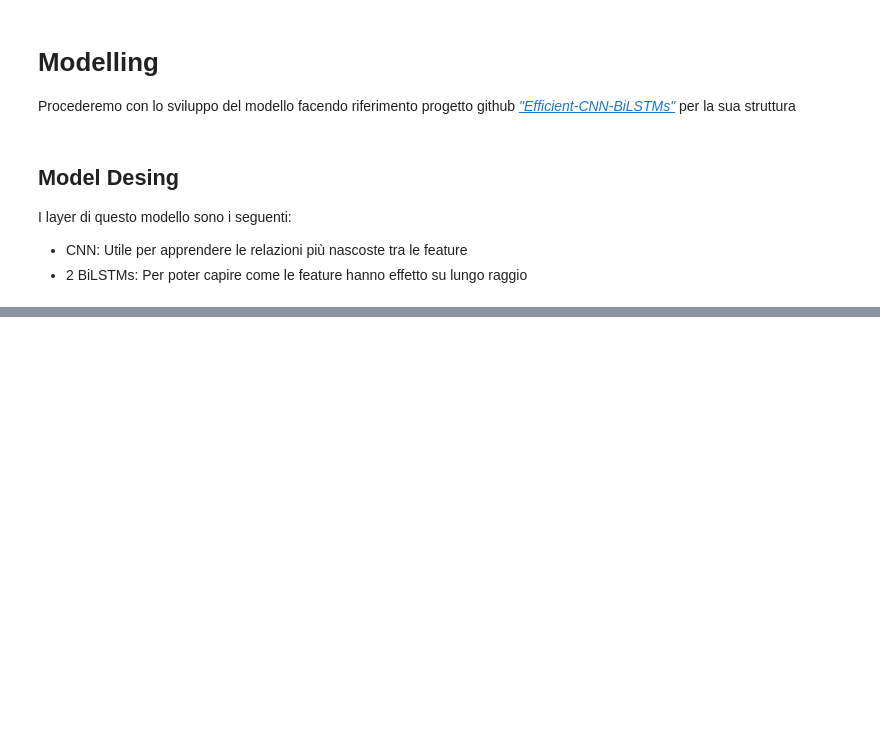
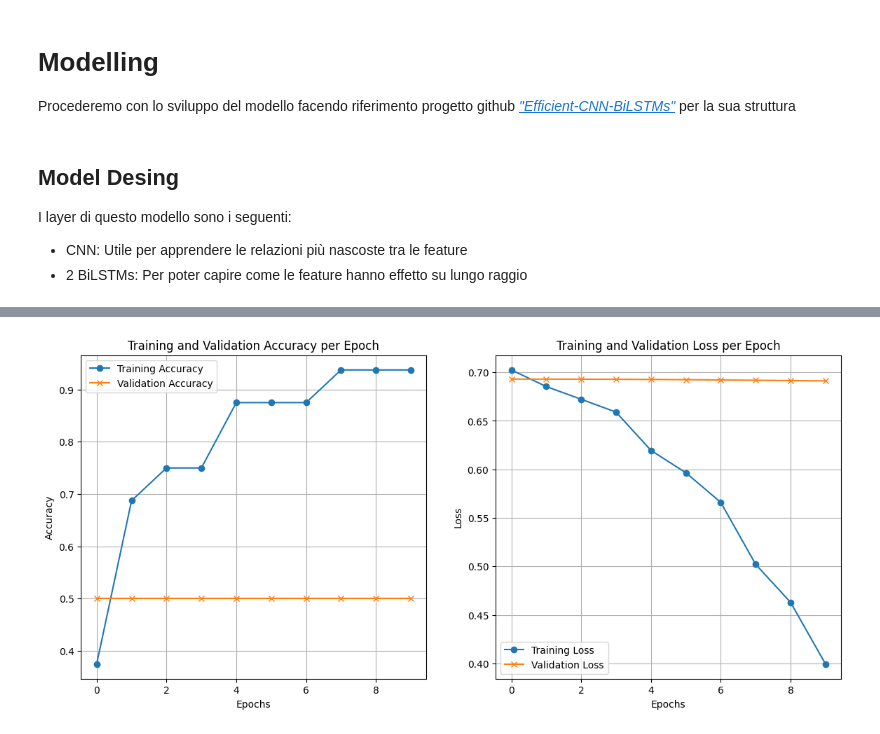
Before and after one commit to jose-sgariglia/Barad-dur, a Jupyter notebook: main.ipynb, the cells around one changed output, grey strips where cells are left out. Drawn from its saved outputs; the diff is of its cells as text; code cells hidden in the pictures; blank space fills up the shorter version.

```diff
--- a/main.ipynb
+++ b/main.ipynb
@@ -254,6 +405,7 @@ X, y = one_hot_encoding(X, y)
 # %%
 # Data Preprocessing
-from typing import Tuple
+from sklearn.preprocessing import MinMaxScaler
+
 
 def normalize_data(dataset: pd.DataFrame) -> pd.DataFrame:
     """
@@ -269,7 +421,8 @@ def normalize_data(dataset: pd.DataFrame) -> pd.DataFrame:
     normalized_df = pd.DataFrame(normalized_array, columns=dataset.columns, index=dataset.index)
     return normalized_df
 
-X = normalize_data(X)
+if __name__ == '__main__':
+    X = normalize_data(X)
 # %%
 # Feature Selection
 
@@ -318,3 +490,21 @@ del X, y
+# %%
+# Data Splitting
+
+from sklearn.model_selection import train_test_split
+
+X_train, X_test, y_train, y_test = train_test_split(X, y, test_size=0.2, random_state=42)
+
+# The neural network model works only wiht numpy arrays, so we need to convert the dataframes to numpy arrays
+X_train = X_train.to_numpy()
+X_test = X_test.to_numpy()
+y_train = y_train.to_numpy()
+y_test = y_test.to_numpy()
+
+# Moreover, the neural network model has a specific input shape, so we need to reshape the data
+X_train = X_train.reshape((-1, num_features, 1))
+X_test = X_test.reshape((-1, num_features, 1))
+
+del X, y
 # %% [markdown]
 ## Model Desing
 
@@ -331,7 +521,7 @@ def build_model(input_shape=(122, 1)):
     model = Sequential()
 
     # 1D Convolutional layer
-    model.add(Convolution1D(64, kernel_size=122, padding="same", activation="relu", input_shape=input_shape))
+    model.add(Convolution1D(64, kernel_size=input_shape[0], padding="same", activation="relu", input_shape=input_shape))
     model.add(MaxPooling1D(pool_size=5))
     model.add(BatchNormalization())
 
@@ -358,4 +548,9 @@ def build_model(input_shape=(122, 1)):
 
     return model
 
-model = build_model(input_shape=(len(features), 1))
+
+if __name__ == '__main__':
+    model = build_model(input_shape=(num_features, 1))
+
+    print("Model Summary:")
+    print(model.summary())
@@ -387,4 +616,5 @@ def train_model(model, X_train, y_train, batch_size=32, epochs=10, validation_da
     return model, history
 
 
-model, history = train_model(model, X_train, y_train, epochs=10, validation_data=(X_test, y_test))
+if __name__ == '__main__':
+    model, history = train_model(model, X_train, y_train, epochs=10, validation_data=(X_test, y_test))
@@ -398,36 +649,42 @@ def plot_training_metrics(history) -> plt.Figure:
     :param history: The training history object.
     :return: Matplotlib figure of the training metrics.
     """
-    print("Generating training metrics plot...")
     fig, ax = plt.subplots(1, 2, figsize=(14, 6))
 
     # Accuracy Plot
     train_acc = history.history.get('accuracy', None)
     val_acc = history.history.get('val_accuracy', None)
     if train_acc and val_acc:
         ax[0].plot(train_acc, label='Training Accuracy', marker='o')
         ax[0].plot(val_acc, label='Validation Accuracy', marker='x')
         ax[0].set_title('Training and Validation Accuracy per Epoch')
         ax[0].set_xlabel('Epochs')
         ax[0].set_ylabel('Accuracy')
         ax[0].legend()
         ax[0].grid(True)
 
     # Loss Plot
     train_loss = history.history['loss']
     val_loss = history.history.get('val_loss', None)
     ax[1].plot(train_loss, label='Training Loss', marker='o')
     if val_loss:
         ax[1].plot(val_loss, label='Validation Loss', marker='x')
     ax[1].set_title('Training and Validation Loss per Epoch')
     ax[1].set_xlabel('Epochs')
     ax[1].set_ylabel('Loss')
     ax[1].legend()
     ax[1].grid(True)
 
+    plt.show()
+    plt.close()
+
     return fig
 
-plot_history = plot_training_metrics(history)
+
+if __name__ == '__main__':
+    plot_history = plot_training_metrics(history)
+# %% [output]
+[figure, added]
 # %%
 # Evaluation Metrics
 from sklearn.metrics import confusion_matrix, roc_curve, auc, accuracy_score, f1_score
```
Also changed, not shown: parts of 19 cells of this notebook, 3 other files.
